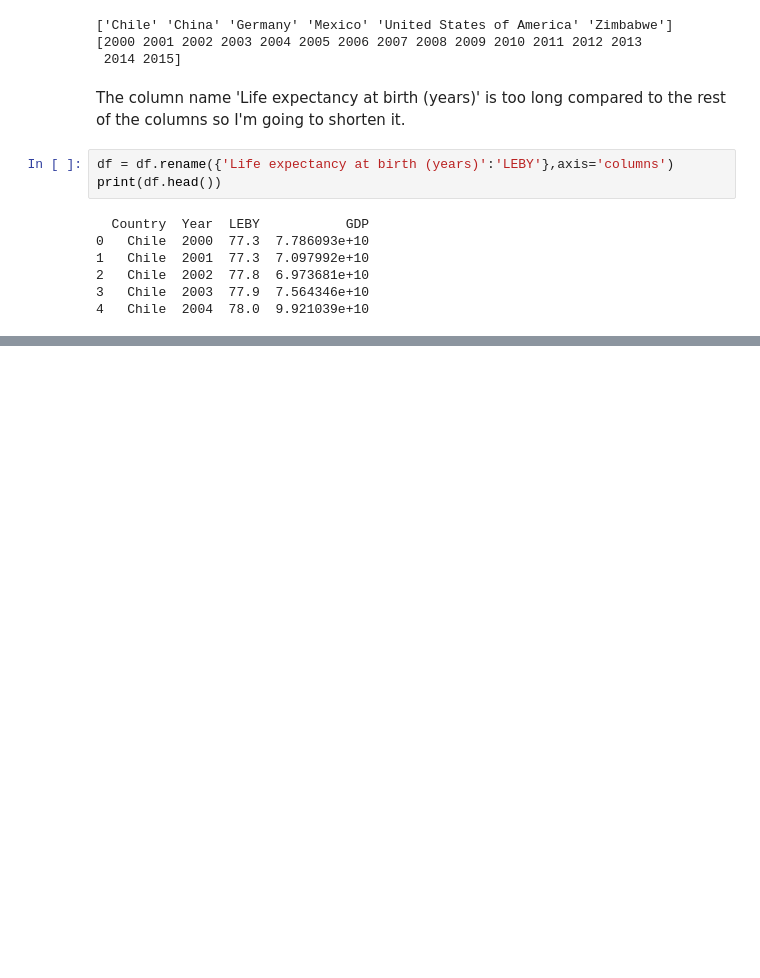
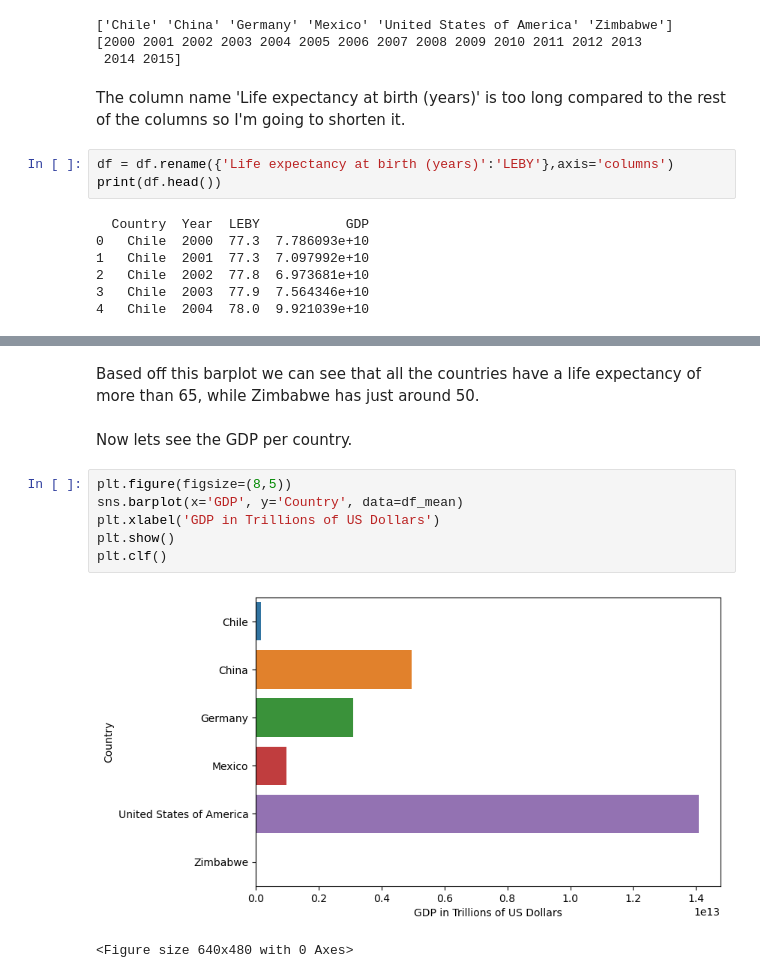
Before and after one commit to nlicari1/Portfolio-Projects, a Jupyter notebook: GDP_life_expectancy/life_expectancy_gdp.ipynb, the cells around one changed output, grey strips where cells are left out. Cells and saved outputs as stored; diff of their text form; blank space fills up the shorter version.

```diff
--- a/GDP_life_expectancy/life_expectancy_gdp.ipynb
+++ b/GDP_life_expectancy/life_expectancy_gdp.ipynb
@@ -53,0 +78,13 @@ print(df.head())
+# %% [markdown]
+Based off this barplot we can see that all the countries have a life expectancy of more than 65, while Zimbabwe has just around 50.
+# %% [markdown]
+Now lets see the GDP per country.
+# %%
+plt.figure(figsize=(8,5))
+sns.barplot(x='GDP', y='Country', data=df_mean)
+plt.xlabel('GDP in Trillions of US Dollars')
+plt.show()
+plt.clf()
+# %% [output]
+[figure, added]
+<Figure size 640x480 with 0 Axes>
```
Also changed, not shown: parts of 13 cells of this notebook.
